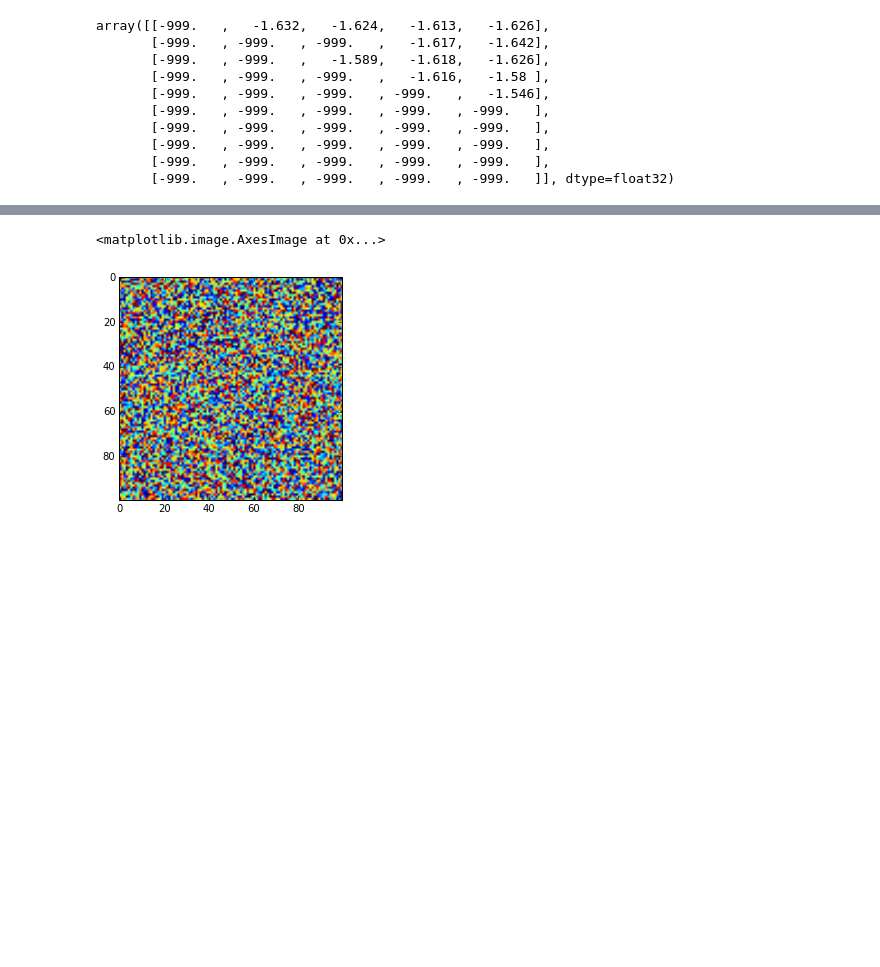
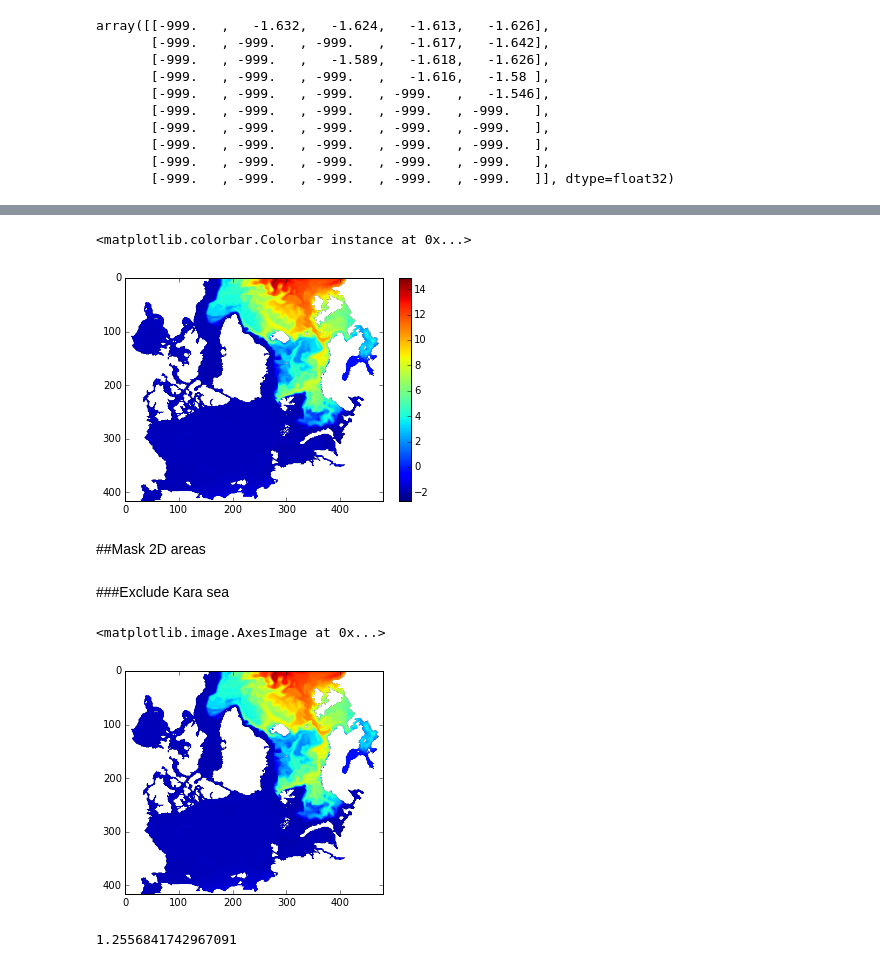
Before and after one commit to koldunovn/HCU, a Jupyter notebook: Week9/Masked arrays.ipynb, the cells around one changed output, grey strips where cells are left out. Drawn from its saved outputs; the diff is of its cells as text; code cells hidden in the pictures; blank space fills up the shorter version.

```diff
--- a/Week9/Masked arrays.ipynb
+++ b/Week9/Masked arrays.ipynb
@@ -158,5 +154,19 @@ a.shape
+# %%
+plt.imshow(one_field)
+plt.colorbar()
+# %% [output]
+<matplotlib.colorbar.Colorbar instance at 0x...>
+[figure, added]
+# %% [markdown]
+##Mask 2D areas
+# %% [markdown]
+###Exclude Kara sea
 # %%
-plt.imshow(a)
+plt.imshow(one_field)
 # %% [output]
 <matplotlib.image.AxesImage at 0x...>
-[figure, old version]
+[figure, new version]
+# %%
+one_field.mean()
+# %% [output]
+1.2556841742967091
```
Also changed, not shown: parts of 26 cells of this notebook.
